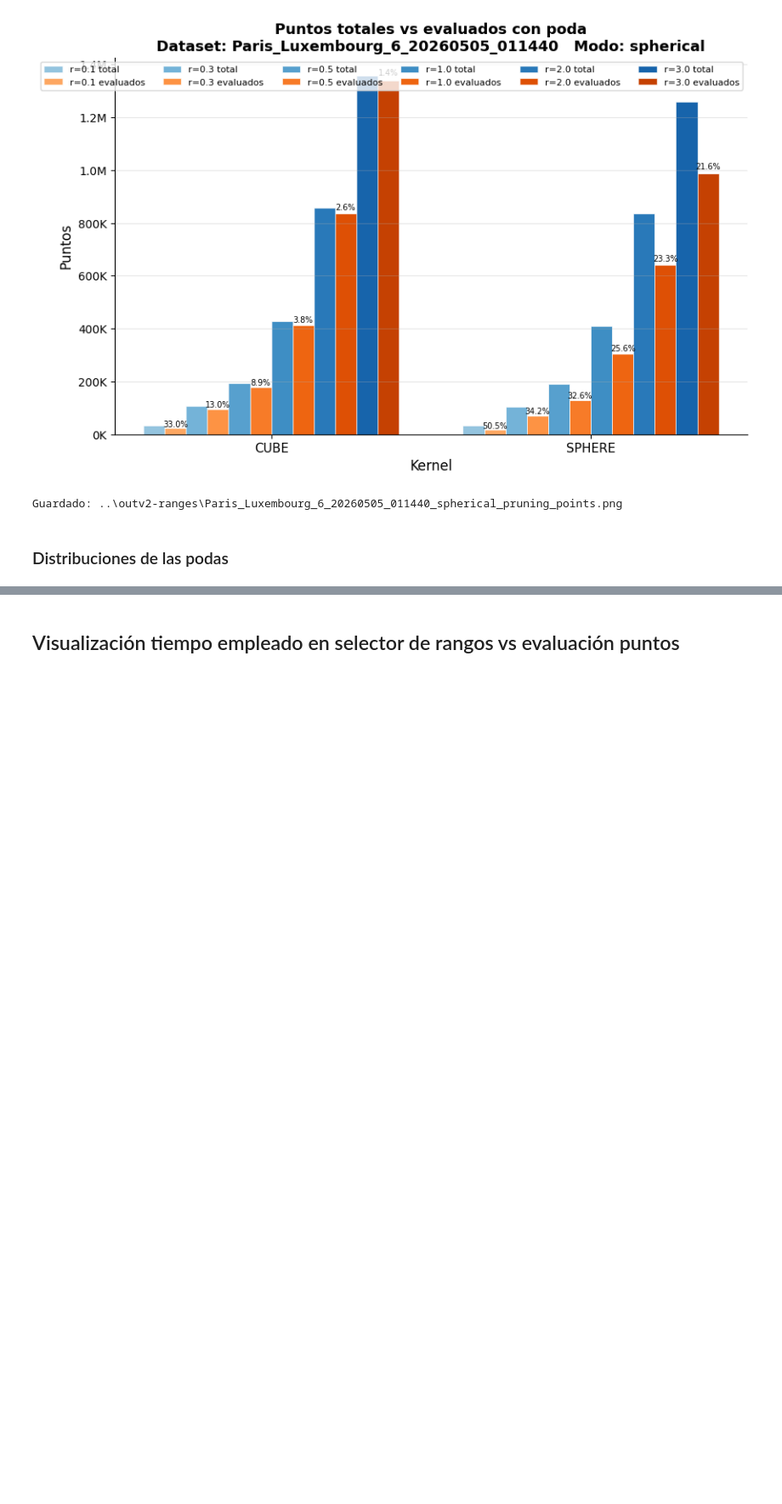
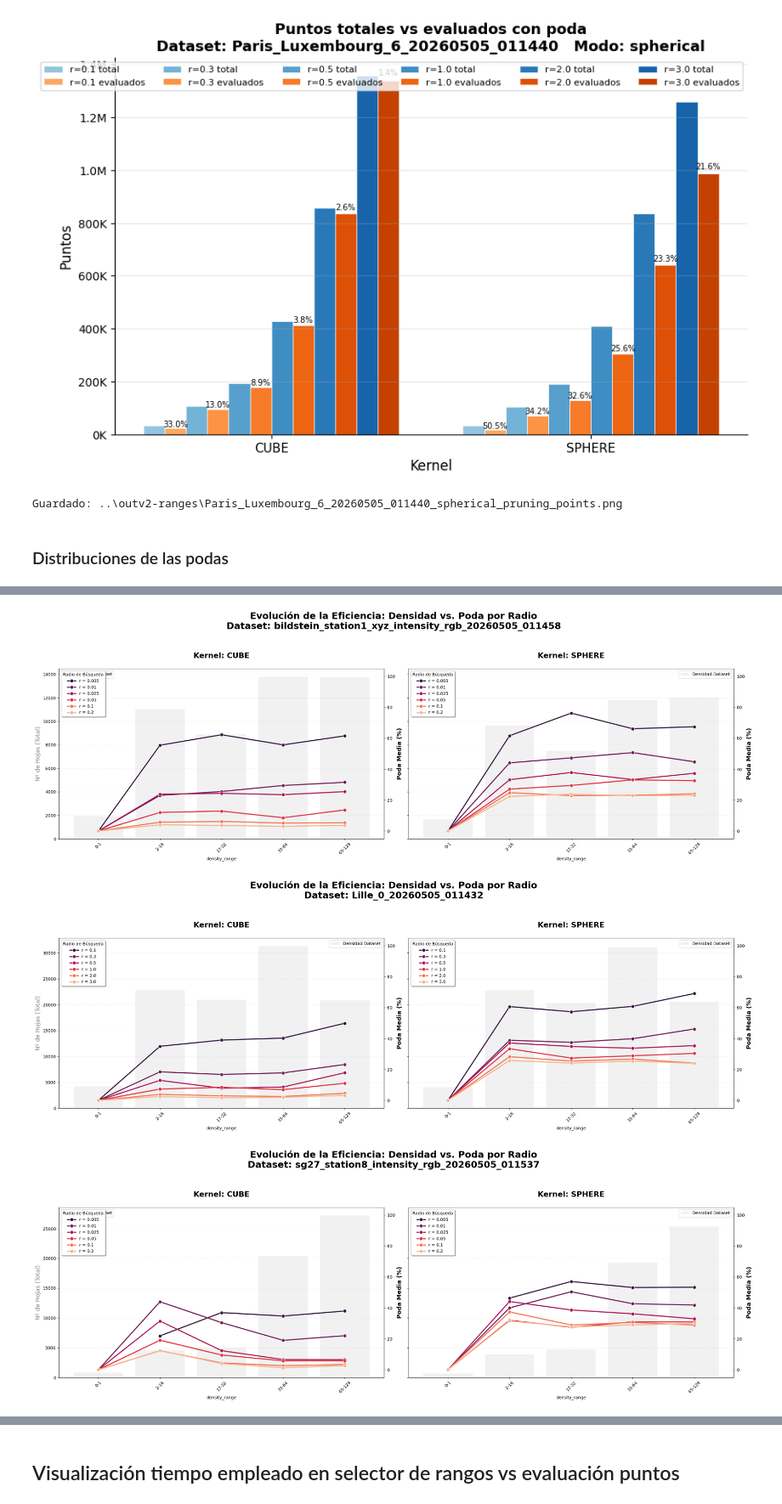
Before and after one commit to manuramazz/octrees-coordenadas-polares-v2, a Jupyter notebook: plots_manu/visualizador_rangos_clavesv2.ipynb, the cells around one changed output, grey strips where cells are left out. Shown at 85% size. Drawn from its saved outputs; the diff is of its cells as text; code cells hidden in the pictures; blank space fills up the shorter version.

```diff
--- a/plots_manu/visualizador_rangos_clavesv2.ipynb
+++ b/plots_manu/visualizador_rangos_clavesv2.ipynb
@@ -316,0 +296,8 @@ else:
+# %%
+if cesga:
+    for log in Path('../outv2/outv2-ranges').glob('*.log'):
+        plot_density_analysis(log)
+# %% [output]
+[figure, added]
+[figure, added]
+[figure, added]
```
Also changed, not shown: parts of 8 cells of this notebook, 15 other files.
